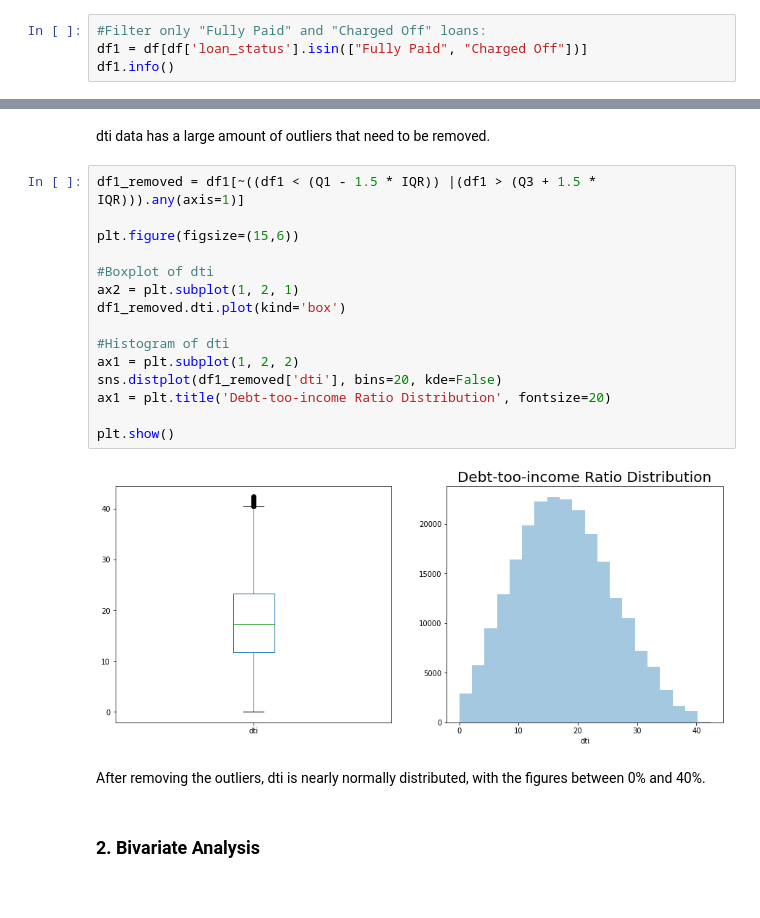
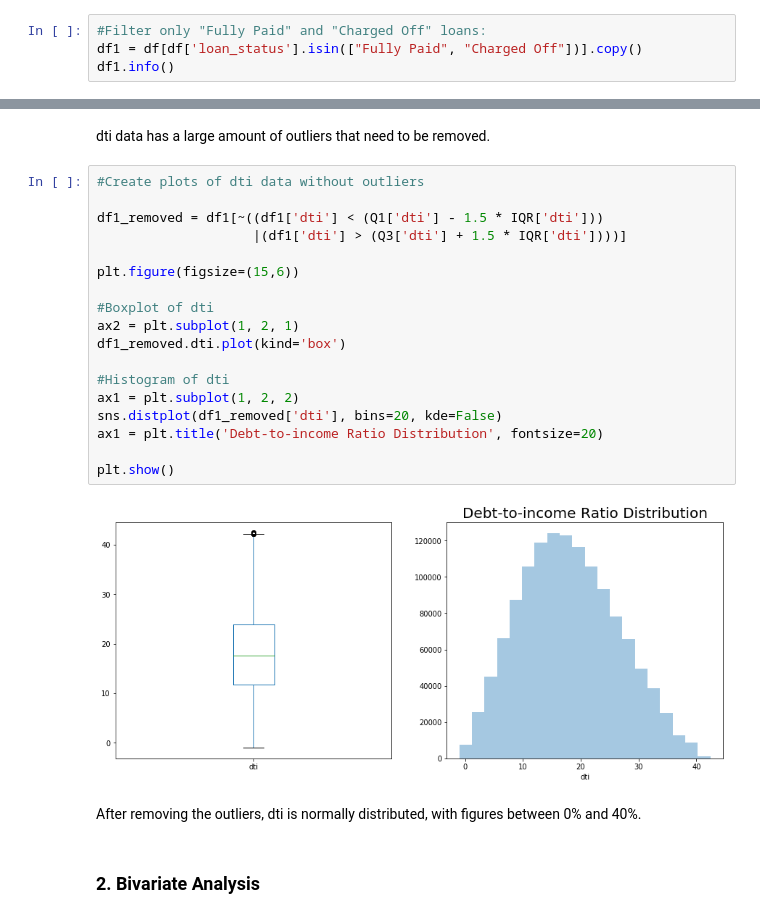
Before and after one commit to laguna589/Springboard, a Jupyter notebook: Capstone 2 - Analysis and Modeling on Lending Club Loan Data.ipynb, the cells around one changed output, grey strips where cells are left out. Saved outputs shown, nothing was run; the diff lists cells and outputs as text.

```diff
--- a/Capstone 2 - Analysis and Modeling on Lending Club Loan Data.ipynb
+++ b/Capstone 2 - Analysis and Modeling on Lending Club Loan Data.ipynb
@@ -96,7 +95,7 @@ Name: loan_status, dtype: int64
 Since the aim is to detect the risk factors that caurse a loan to default, all "Current" loan is not helpful. Also we will only focus on two major categories "Fully Paid" (good loans) and "Charged Off" (bad loans) and ignore all other minor categories.
 # %%
 #Filter only "Fully Paid" and "Charged Off" loans:
-df1 = df[df['loan_status'].isin(["Fully Paid", "Charged Off"])]
+df1 = df[df['loan_status'].isin(["Fully Paid", "Charged Off"])].copy()
 df1.info()
 # %% [output]
 <class 'pandas.core.frame.DataFrame'>
@@ -467,24 +460,27 @@ plt.show()
 # %% [markdown]
 dti data has a large amount of outliers that need to be removed.
 # %%
-df1_removed = df1[~((df1 < (Q1 - 1.5 * IQR)) |(df1 > (Q3 + 1.5 * IQR))).any(axis=1)]
+#Create plots of dti data without outliers
+
+df1_removed = df1[~((df1['dti'] < (Q1['dti'] - 1.5 * IQR['dti']))
+                    |(df1['dti'] > (Q3['dti'] + 1.5 * IQR['dti'])))]
 
 plt.figure(figsize=(15,6))
 
 #Boxplot of dti
 ax2 = plt.subplot(1, 2, 1)
 df1_removed.dti.plot(kind='box')
 
 #Histogram of dti
 ax1 = plt.subplot(1, 2, 2)
 sns.distplot(df1_removed['dti'], bins=20, kde=False)
-ax1 = plt.title('Debt-too-income Ratio Distribution', fontsize=20)
+ax1 = plt.title('Debt-to-income Ratio Distribution', fontsize=20)
 
 plt.show()
 # %% [output]
-[figure, old version]
+[figure, new version]
 # %% [markdown]
-After removing the outliers, dti is nearly normally distributed, with the figures between 0% and 40%.
+After removing the outliers, dti is normally distributed, with figures between 0% and 40%.
 # %% [markdown]
 ### 2. Bivariate Analysis
 # %% [markdown]
```
Also changed, not shown: parts of 33 cells of this notebook.
